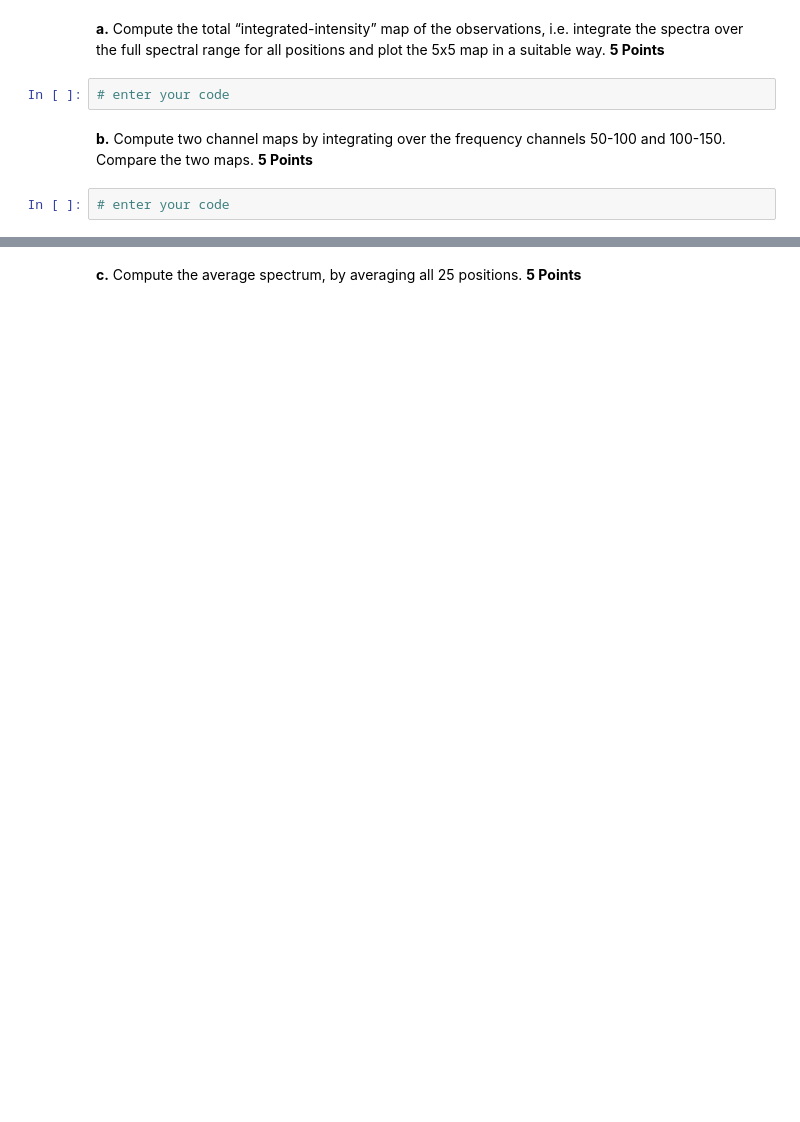
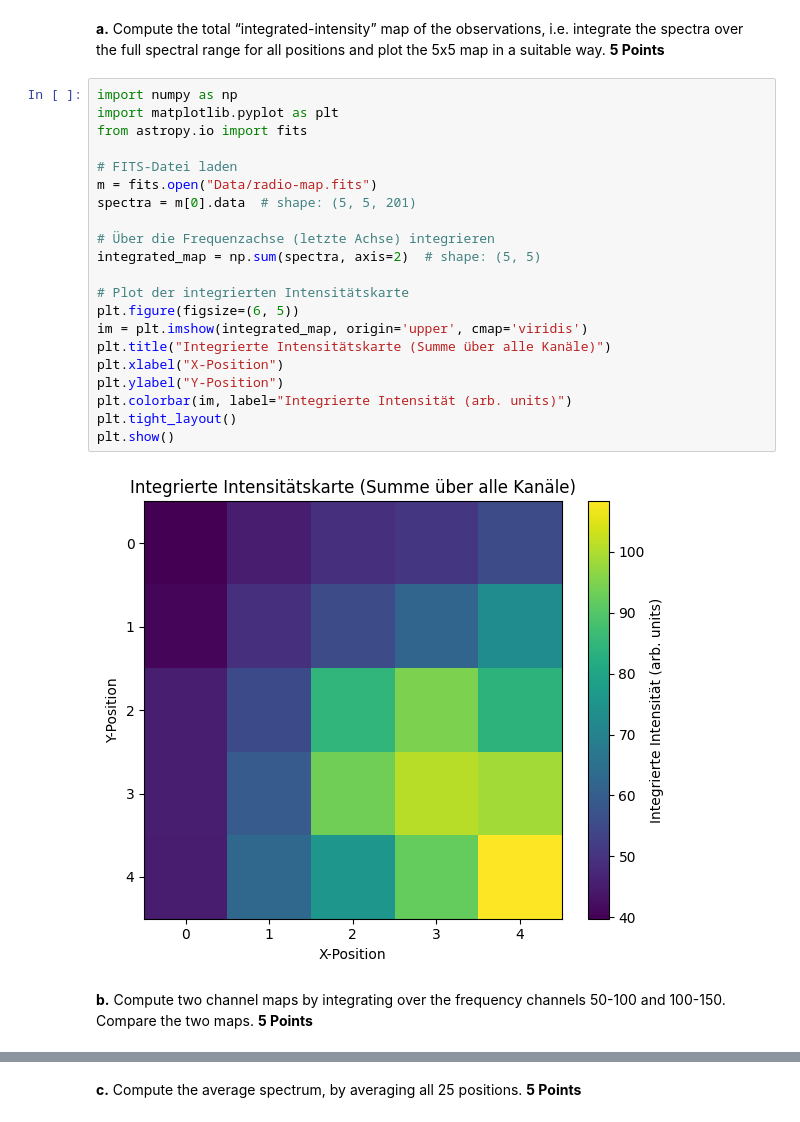
Before and after one commit to DAAP-Summer-2024/astronomical-data-analysis-nilejara, a Jupyter notebook: assignment_2.ipynb, the cells around one changed output, grey strips where cells are left out. Saved outputs shown, nothing was run; the diff lists cells and outputs as text; blank space fills up the shorter version.

```diff
--- a/assignment_2.ipynb
+++ b/assignment_2.ipynb
@@ -259,8 +379,27 @@ spectra = m[0].data
 # %% [markdown]
 **a.** Compute the total “integrated-intensity” map of the observations, i.e. integrate the spectra over the full spectral range for all positions and plot the 5x5 map in a suitable way. **5 Points**
-# %%
-# enter your code
+# %%
+import numpy as np
+import matplotlib.pyplot as plt
+from astropy.io import fits
+
+# FITS-Datei laden
+m = fits.open("Data/radio-map.fits")
+spectra = m[0].data  # shape: (5, 5, 201)
+
+# Über die Frequenzachse (letzte Achse) integrieren
+integrated_map = np.sum(spectra, axis=2)  # shape: (5, 5)
+
+# Plot der integrierten Intensitätskarte
+plt.figure(figsize=(6, 5))
+im = plt.imshow(integrated_map, origin='upper', cmap='viridis')
+plt.title("Integrierte Intensitätskarte (Summe über alle Kanäle)")
+plt.xlabel("X-Position")
+plt.ylabel("Y-Position")
+plt.colorbar(im, label="Integrierte Intensität (arb. units)")
+plt.tight_layout()
+plt.show()
+# %% [output]
+[figure, added]
 # %% [markdown]
 **b.** Compute two channel maps by integrating over the frequency channels 50-100 and 100-150. Compare the two maps. **5 Points**
-# %%
-# enter your code
```
Also changed, not shown: parts of 15 cells of this notebook.
